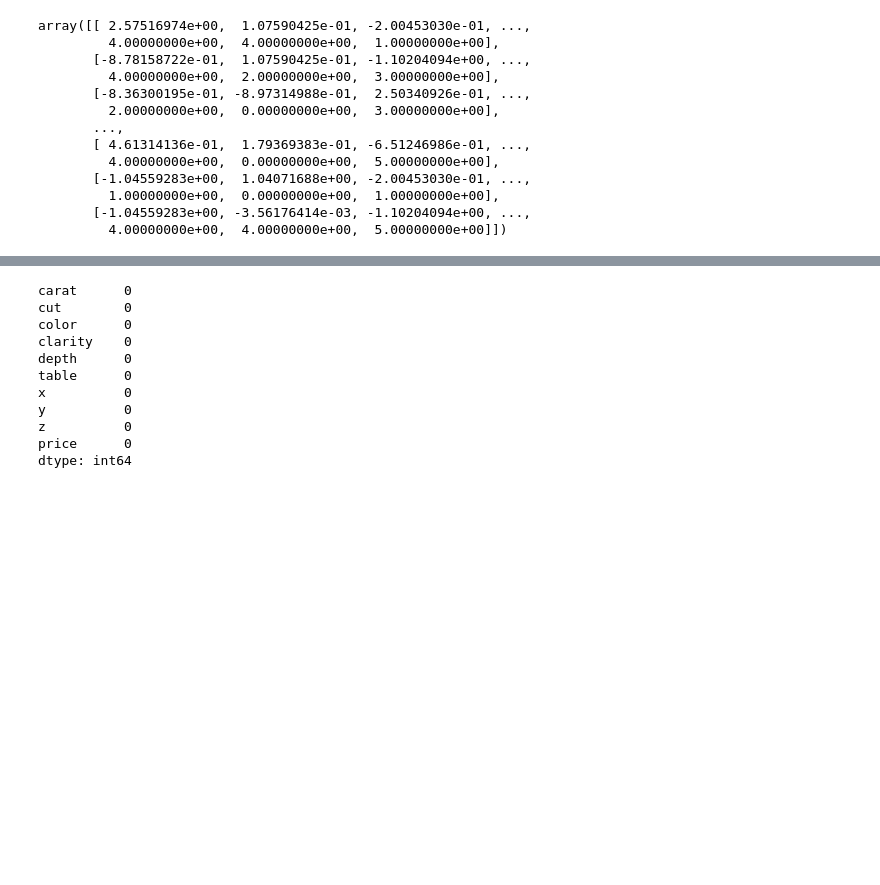
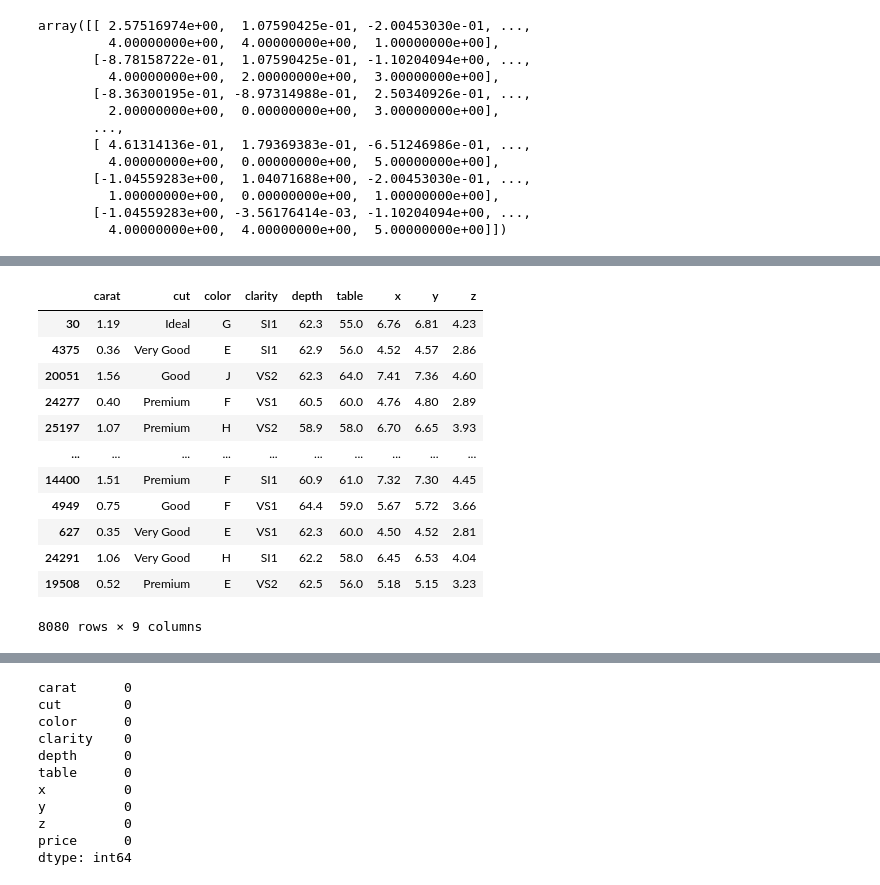
Before and after one commit to DenzAviator/fsdmendtoend, a Jupyter notebook: notebooks/model_training.ipynb, the cells around one changed output, grey strips where cells are left out. Saved outputs shown, nothing was run; the diff lists cells and outputs as text; code cells hidden in the pictures; blank space fills up the shorter version.

```diff
--- a/notebooks/model_training.ipynb
+++ b/notebooks/model_training.ipynb
@@ -199,0 +235,16 @@ array([[ 2.57516974e+00,  1.07590425e-01, -2.00453030e-01, ...,
+# %%
+x_test
+# %% [output]
+|  | carat | cut | color | clarity | depth | table | x | y | z |
+| 30 | 1.19 | Ideal | G | SI1 | 62.3 | 55.0 | 6.76 | 6.81 | 4.23 |
+| 4375 | 0.36 | Very Good | E | SI1 | 62.9 | 56.0 | 4.52 | 4.57 | 2.86 |
+| 20051 | 1.56 | Good | J | VS2 | 62.3 | 64.0 | 7.41 | 7.36 | 4.60 |
+| 24277 | 0.40 | Premium | F | VS1 | 60.5 | 60.0 | 4.76 | 4.80 | 2.89 |
+| 25197 | 1.07 | Premium | H | VS2 | 58.9 | 58.0 | 6.70 | 6.65 | 3.93 |
+| ... | ... | ... | ... | ... | ... | ... | ... | ... | ... |
+| 14400 | 1.51 | Premium | F | SI1 | 60.9 | 61.0 | 7.32 | 7.30 | 4.45 |
+| 4949 | 0.75 | Good | F | VS1 | 64.4 | 59.0 | 5.67 | 5.72 | 3.66 |
+| 627 | 0.35 | Very Good | E | VS1 | 62.3 | 60.0 | 4.50 | 4.52 | 2.81 |
+| 24291 | 1.06 | Very Good | H | SI1 | 62.2 | 58.0 | 6.45 | 6.53 | 4.04 |
+| 19508 | 0.52 | Premium | E | VS2 | 62.5 | 56.0 | 5.18 | 5.15 | 3.23 |
+8080 rows × 9 columns
```
Also changed, not shown: parts of 18 cells of this notebook.
